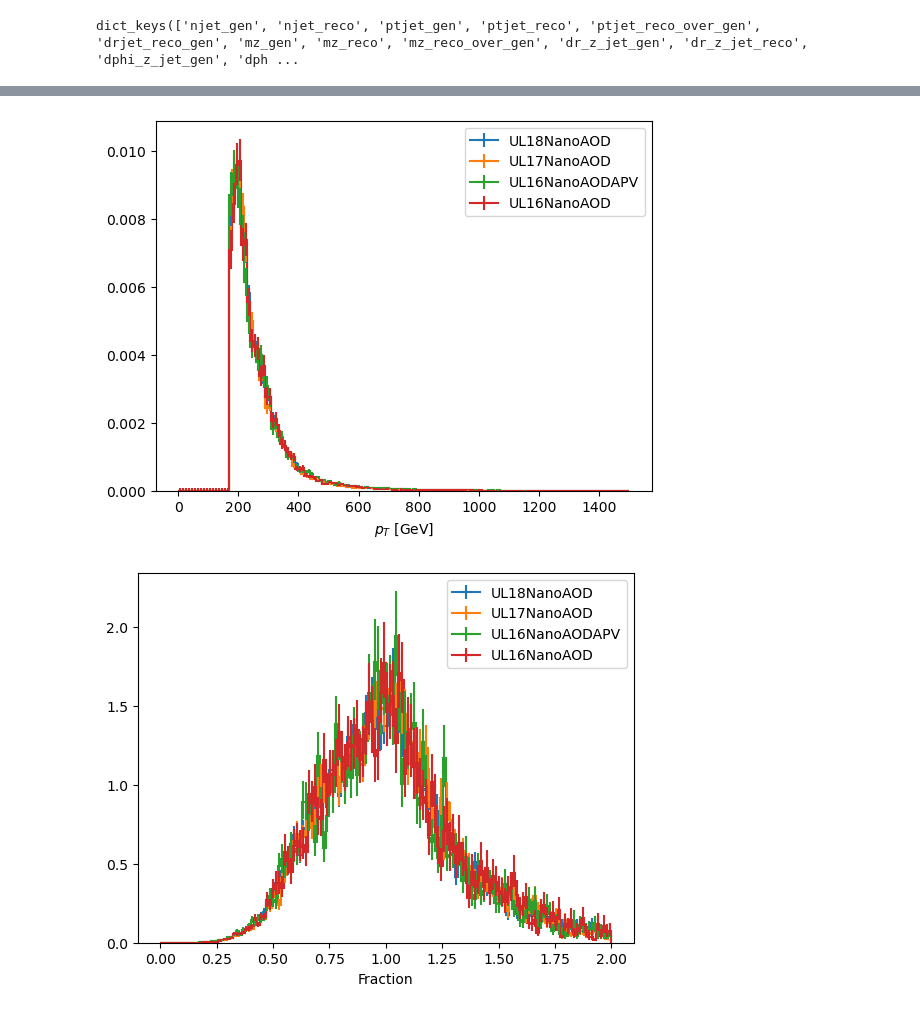
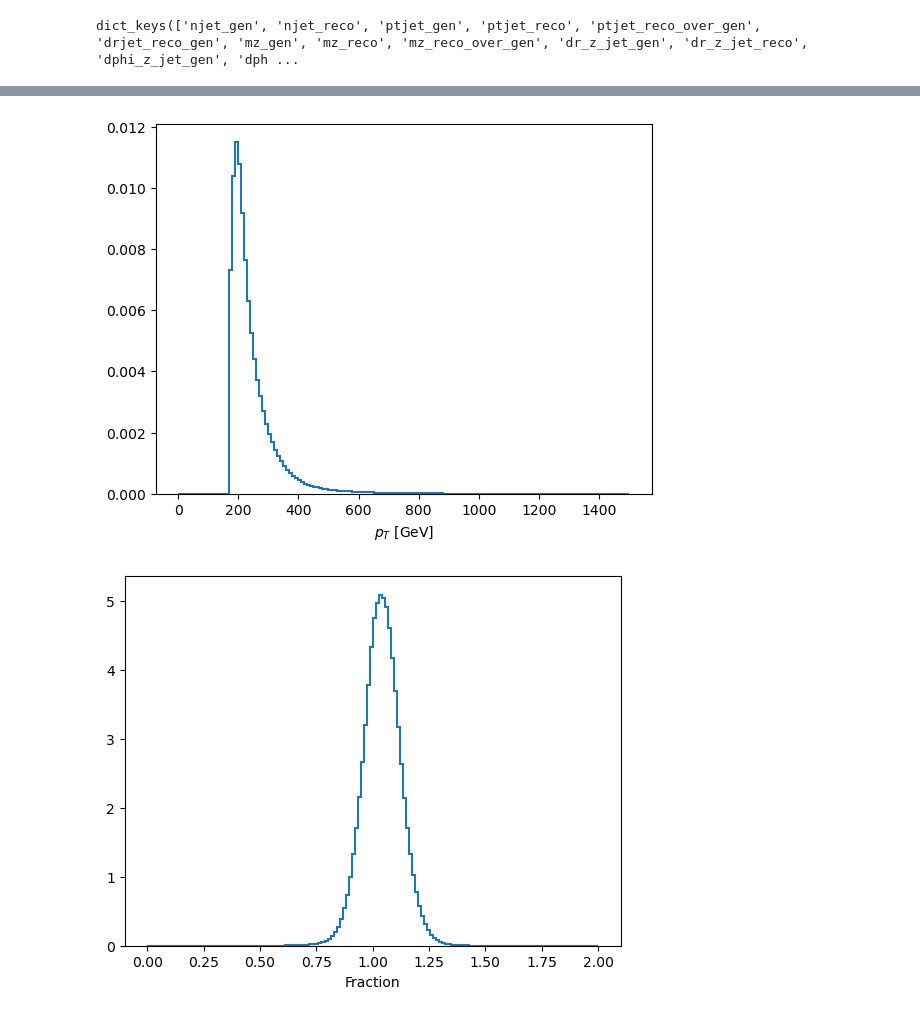
Before and after one commit to rappoccio/QJetMassUproot, a Jupyter notebook: response_maker_nanov9.ipynb, the cells around one changed output, grey strips where cells are left out. Cells and saved outputs as stored; diff of their text form; code cells hidden in the pictures.

```diff
--- a/response_maker_nanov9.ipynb
+++ b/response_maker_nanov9.ipynb
@@ -94,13 +126,11 @@ output['ptjet_gen'].sum().value
 # %%
-output['ptjet_reco'].stack("dataset").project("pt").plot(density=True)
-plt.legend()
+output['ptjet_reco'].project("pt").plot(density=True)
 plt.show()
 # %% [output]
-[figure, old version]
+[figure, new version]
 # %%
-output['ptjet_reco_over_gen'].stack("dataset").project("frac").plot(density=True)
-plt.legend()
+output['ptjet_reco_over_gen'].project("frac").plot(density=True)
 plt.show()
 # %% [output]
-[figure, old version]
+[figure, new version]
 # %%
```
Also changed, not shown: parts of 30 cells of this notebook, 3 other files.
